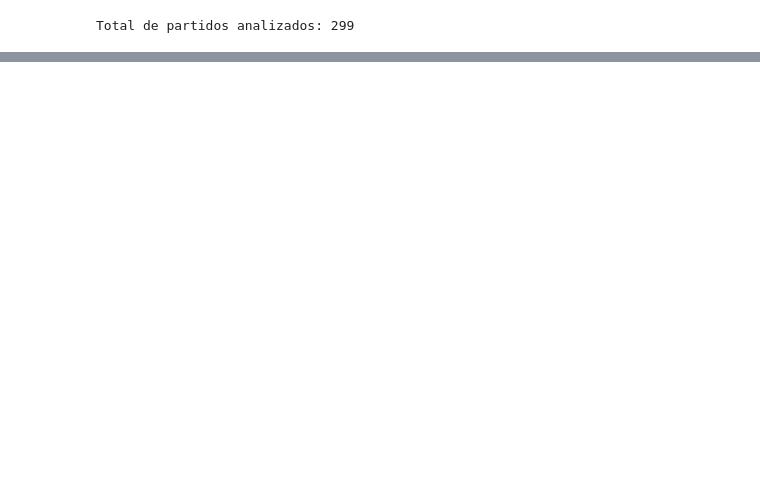
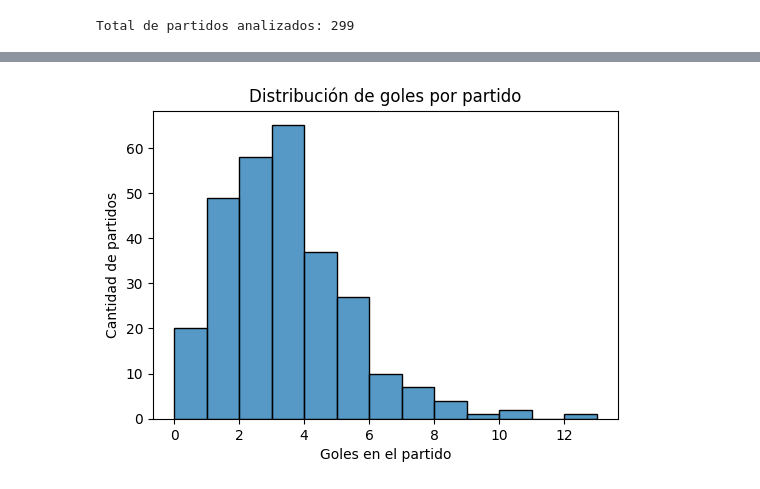
Before and after one commit to fernandezelias/ETL_api_football, a Jupyter notebook: ETL_API_Football.ipynb.ipynb, the cells around one changed output, grey strips where cells are left out. Saved outputs shown, nothing was run; the diff lists cells and outputs as text; code cells hidden in the pictures; blank space fills up the shorter version.

```diff
--- a/ETL_API_Football.ipynb.ipynb
+++ b/ETL_API_Football.ipynb.ipynb
@@ -805,0 +843,17 @@ Se selecciona un subconjunto de fixtures aplicando filtros de fechas específica
+# %%
+# Goles por partido (suma de goles de local y visitante)
+df_fixtures_gold["goles_partido"] = df_fixtures_gold["goals_home"] + df_fixtures_gold["goals_away"]
+
+# Histograma de goles por partido
+plt.figure(figsize=(6,4))
+sns.histplot(
+    df_fixtures_gold["goles_partido"],
+    bins=range(0, df_fixtures_gold["goles_partido"].max()+2),
+    kde=False
+)
+plt.title("Distribución de goles por partido")
+plt.xlabel("Goles en el partido")
+plt.ylabel("Cantidad de partidos")
+plt.show()
+# %% [output]
+[figure, added]
```
Also changed, not shown: parts of 26 cells of this notebook, 2 other files.
